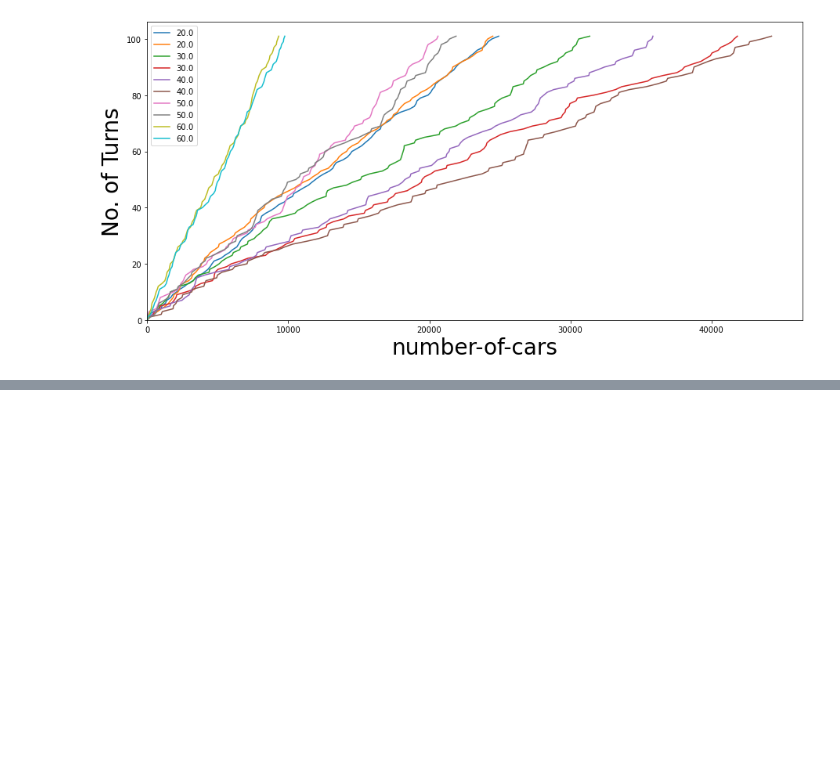
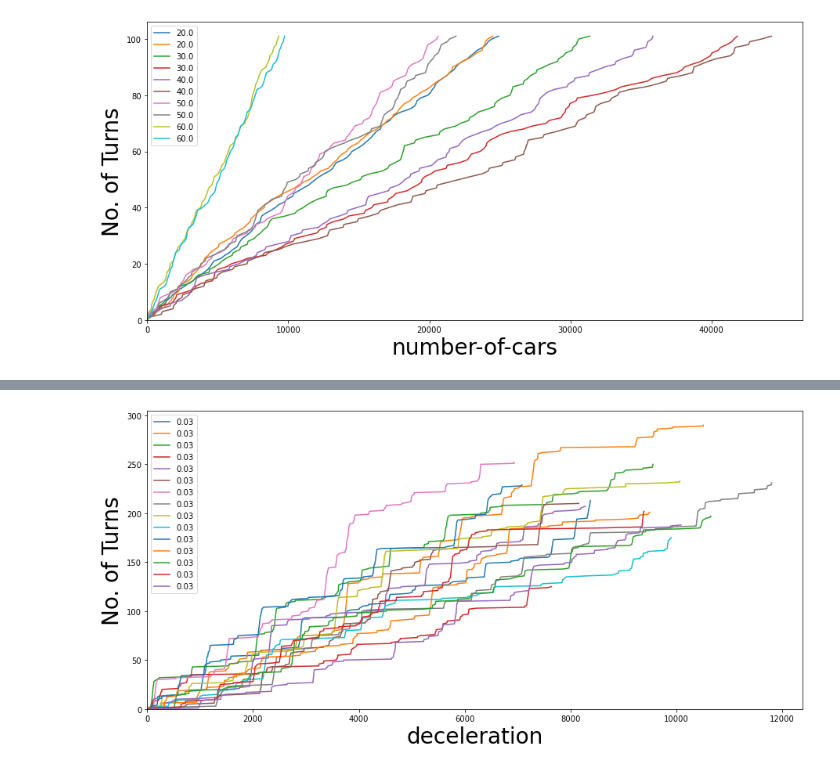
Before and after one commit to Shiv3901/Model_Tester, a Jupyter notebook: Experimental_Plots.ipynb, the cells around one changed output, grey strips where cells are left out. Cells and saved outputs as stored; diff of their text form; code cells hidden in the pictures; blank space fills up the shorter version.

```diff
--- a/Experimental_Plots.ipynb
+++ b/Experimental_Plots.ipynb
@@ -221,0 +222,4 @@ deceleration_analysis = generate_plot("deceleration_data.csv", "deceleration")
+# %%
+trial_1 = generate_plot("working_testing_oct_13.csv", "deceleration")
+# %% [output]
+[figure, added]
```
Also changed, not shown: parts of 1 cell of this notebook, 5 other files.
